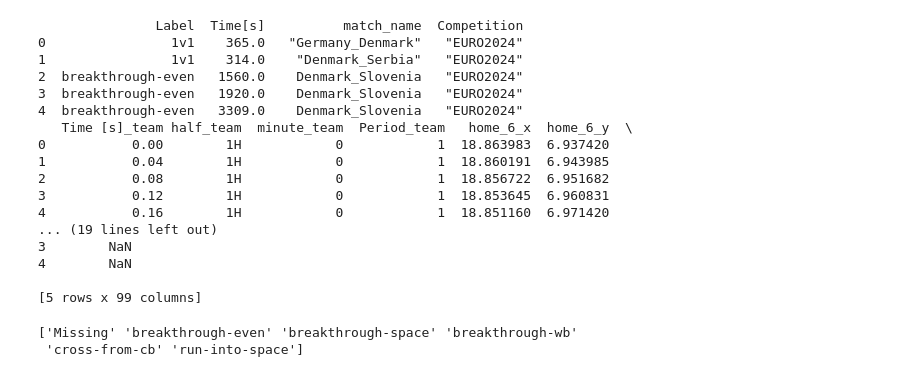
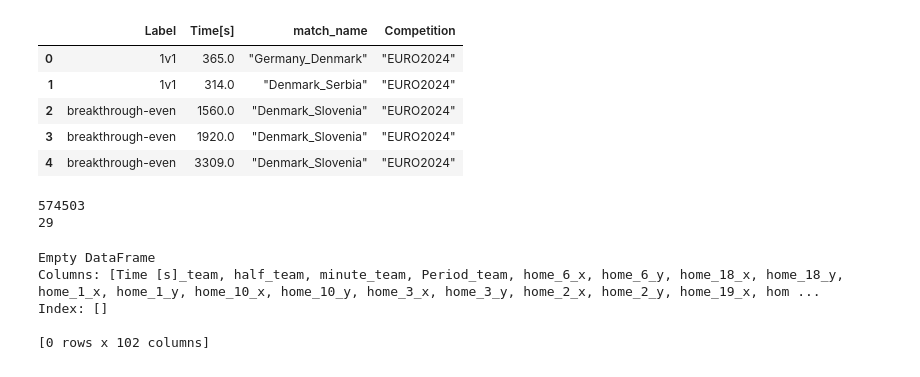
Before and after one commit to Juenj/Thesis_V1, a Jupyter notebook: compiling_csv_with_labels.ipynb, the cells around one changed output. Cells and saved outputs as stored; diff of their text form; code cells hidden in the pictures.

```diff
--- a/compiling_csv_with_labels.ipynb
+++ b/compiling_csv_with_labels.ipynb
@@ -6,27 +6,20 @@ df["match_name"] = df["match_name"].apply(lambda x : str(x))
 labels_df = pd.read_csv("data/Labelled_ground_truths.csv")
 # %%
 labels_df["Time[s]"] = labels_df["Time[s]"].apply(lambda x: float(int(x[:-4]) * 60 + int(x[-2:])))
+labels_df.head()
+# %% [output]
+|  | Label | Time[s] | match_name | Competition |
+| 0 | 1v1 | 365.0 | "Germany_Denmark" | "EURO2024" |
+| 1 | 1v1 | 314.0 | "Denmark_Serbia" | "EURO2024" |
+| 2 | breakthrough-even | 1560.0 | "Denmark_Slovenia" | "EURO2024" |
+| 3 | breakthrough-even | 1920.0 | "Denmark_Slovenia" | "EURO2024" |
+| 4 | breakthrough-even | 3309.0 | "Denmark_Slovenia" | "EURO2024" |
-# %%
-print(labels_df.head())
-print(df.head())
-# %% [output]
-               Label  Time[s]          match_name  Competition
-0                1v1    365.0   "Germany_Denmark"   "EURO2024"
-1                1v1    314.0    "Denmark_Serbia"   "EURO2024"
-2  breakthrough-even   1560.0    Denmark_Slovenia   "EURO2024"
-3  breakthrough-even   1920.0    Denmark_Slovenia   "EURO2024"
-4  breakthrough-even   3309.0    Denmark_Slovenia   "EURO2024"
-   Time [s]_team half_team  minute_team  Period_team   home_6_x  home_6_y  \
-0           0.00        1H            0            1  18.863983  6.937420
-1           0.04        1H            0            1  18.860191  6.943985
-2           0.08        1H            0            1  18.856722  6.951682
-3           0.12        1H            0            1  18.853645  6.960831
-4           0.16        1H            0            1  18.851160  6.971420
-... (19 lines left out)
-3        NaN
-4        NaN
-
-[5 rows x 99 columns]
+# %%
+print(len(df.index))
+print(len(labels_df.index))
+# %% [output]
+574503
+29
 # %%
 df_joined = pd.merge(
     df,
@@ -40,5 +30,8 @@ df_joined["Label"] =df_joined["Label"].fillna("Missing")
-# %%
-print(np.unique(df_joined["Label"].to_numpy()))
-# %% [output]
-['Missing' 'breakthrough-even' 'breakthrough-space' 'breakthrough-wb'
- 'cross-from-cb' 'run-into-space']
+# %%
+print(df_joined.head())
+# %% [output]
+Empty DataFrame
+Columns: [Time [s]_team, half_team, minute_team, Period_team, home_6_x, home_6_y, home_18_x, home_18_y, home_1_x, home_1_y, home_10_x, home_10_y, home_3_x, home_3_y, home_2_x, home_2_y, home_19_x, hom ...
+Index: []
+
+[0 rows x 102 columns]
```
Also changed, not shown: parts of 2 cells of this notebook, 17 other files.
